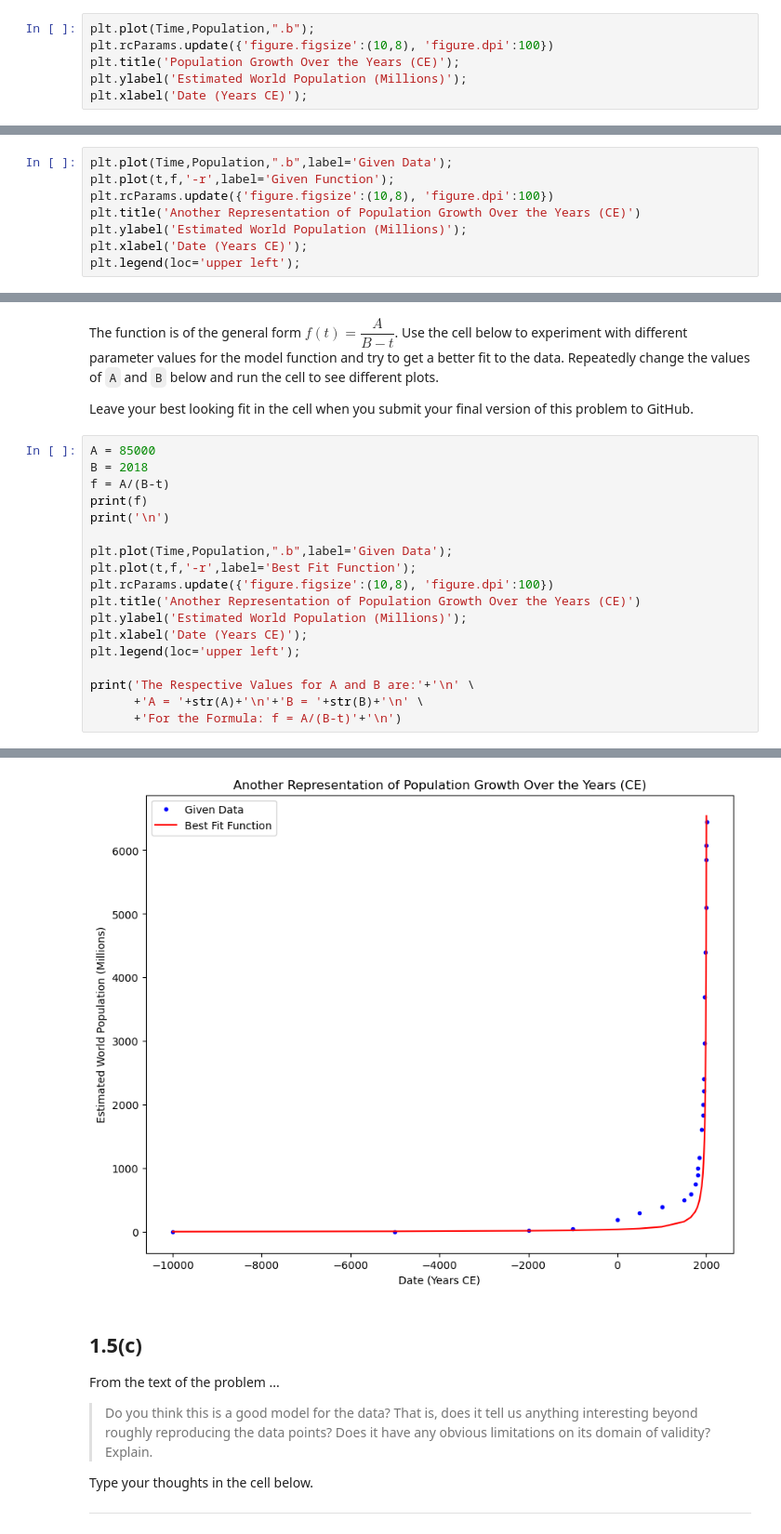
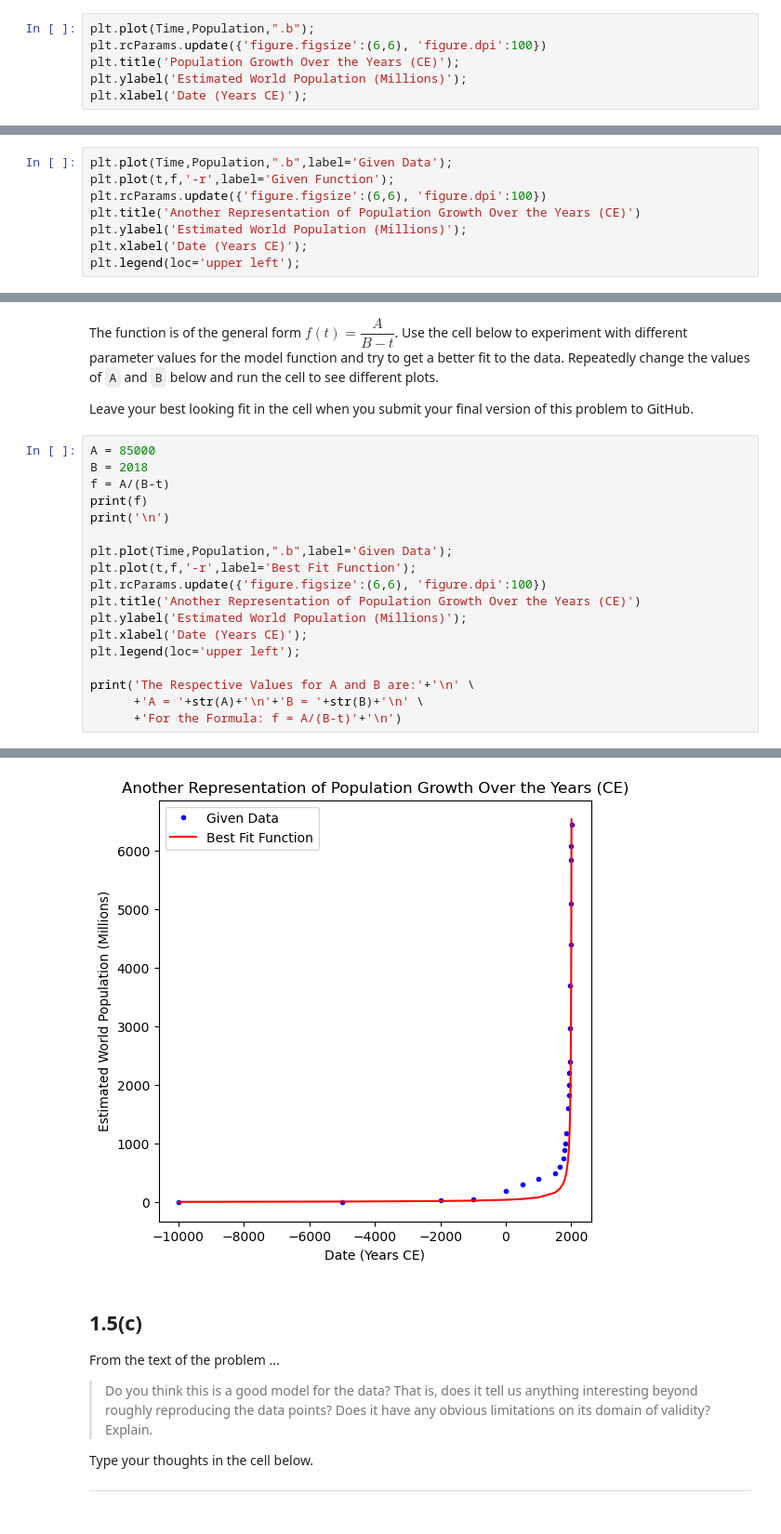
Before and after one commit to NicoBaldovino22/biophysics, a Jupyter notebook: week-01/problem-1.5.ipynb, the cells around one changed output, grey strips where cells are left out. Shown at 93% size. Saved outputs shown, nothing was run; the diff lists cells and outputs as text.

```diff
--- a/week-01/problem-1.5.ipynb
+++ b/week-01/problem-1.5.ipynb
@@ -56,7 +57,7 @@ print('\n Estimated World Population, in Millions =', Population)
 Plot the data points.  (Use points, instead of a line.  This is a convention that indicates you are plotting actual data, not a theoretical prediction or a mathematical function.)  Label the axes, and include units.
 # %%
 plt.plot(Time,Population,".b");
-plt.rcParams.update({'figure.figsize':(10,8), 'figure.dpi':100})
+plt.rcParams.update({'figure.figsize':(6,6), 'figure.dpi':100})
 plt.title('Population Growth Over the Years (CE)');
 plt.ylabel('Estimated World Population (Millions)');
 plt.xlabel('Date (Years CE)');
@@ -88,7 +89,7 @@ Now, plot the data again --- as points.  On the same axes, plot the function giv
 # %%
 plt.plot(Time,Population,".b",label='Given Data');
 plt.plot(t,f,'-r',label='Given Function');
-plt.rcParams.update({'figure.figsize':(10,8), 'figure.dpi':100})
+plt.rcParams.update({'figure.figsize':(6,6), 'figure.dpi':100})
 plt.title('Another Representation of Population Growth Over the Years (CE)')
 plt.ylabel('Estimated World Population (Millions)');
 plt.xlabel('Date (Years CE)');
@@ -102,34 +103,34 @@ Leave your best looking fit in the cell when you submit your final version of th
 # %%
 A = 85000
 B = 2018
 f = A/(B-t)
 print(f)
 print('\n')
 
 plt.plot(Time,Population,".b",label='Given Data');
 plt.plot(t,f,'-r',label='Best Fit Function');
-plt.rcParams.update({'figure.figsize':(10,8), 'figure.dpi':100})
+plt.rcParams.update({'figure.figsize':(6,6), 'figure.dpi':100})
 plt.title('Another Representation of Population Growth Over the Years (CE)')
 plt.ylabel('Estimated World Population (Millions)');
 plt.xlabel('Date (Years CE)');
 plt.legend(loc='upper left');
 
 print('The Respective Values for A and B are:'+'\n' \
       +'A = '+str(A)+'\n'+'B = '+str(B)+'\n' \
       +'For the Formula: f = A/(B-t)'+'\n')
 # %% [output]
 [   7.07272425   12.11171274   21.15480338   28.16434725   42.12091179
    55.99472991   83.49705305  164.09266409  230.97826087  317.1641791
   389.90825688  408.65384615  505.95238095  720.33898305  867.34693878
   965.90909091 1089.74358974 1250.         1465.51724138 1770.83333333
  2236.84210526 3035.71428571 4047.61904762 4722.22222222 6538.46153846]
 
 
 The Respective Values for A and B are:
 A = 85000
 B = 2018
 For the Formula: f = A/(B-t)
-[figure, old version]
+[figure, new version]
 # %% [markdown]
 ## 1.5(c)
 
```
Also changed, not shown: parts of 3 cells of this notebook.
